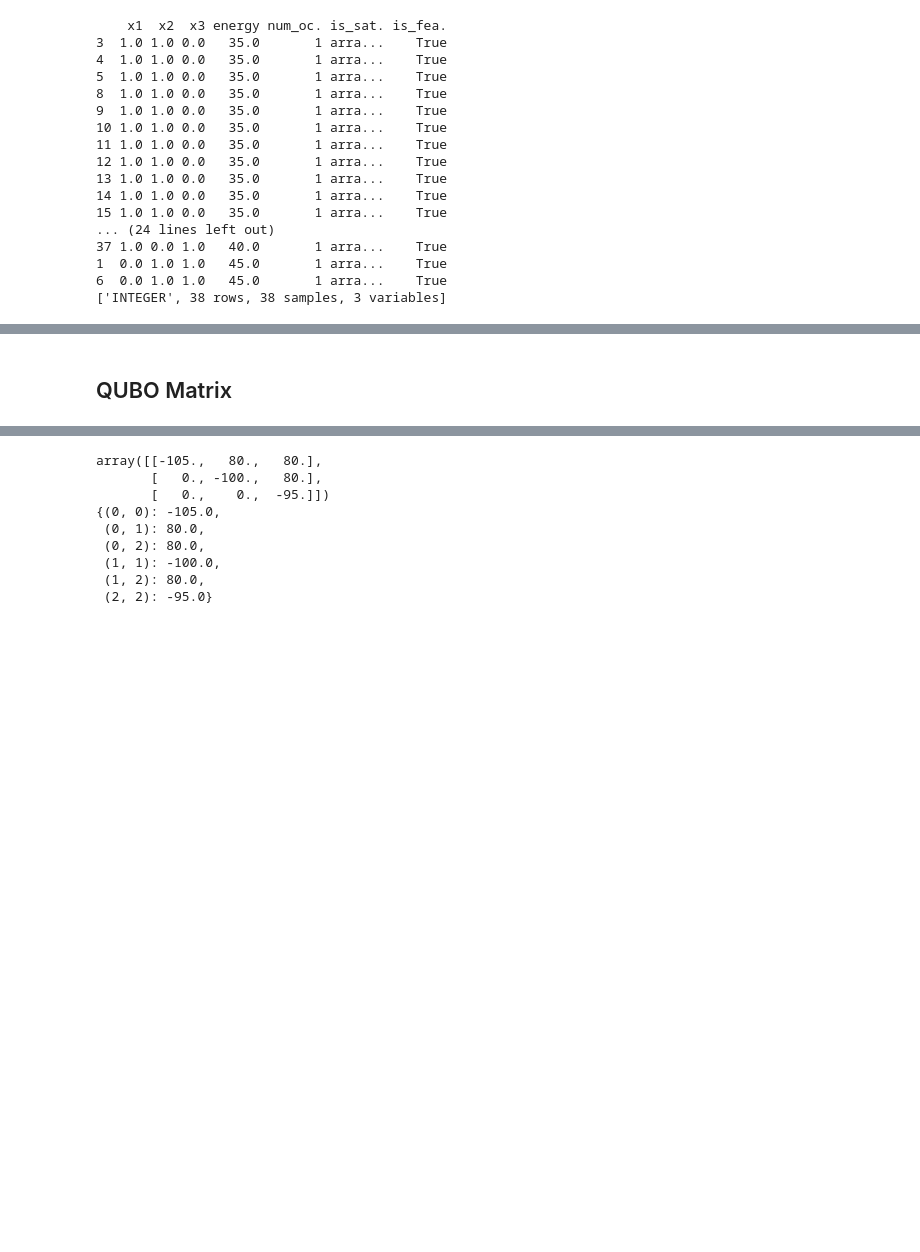
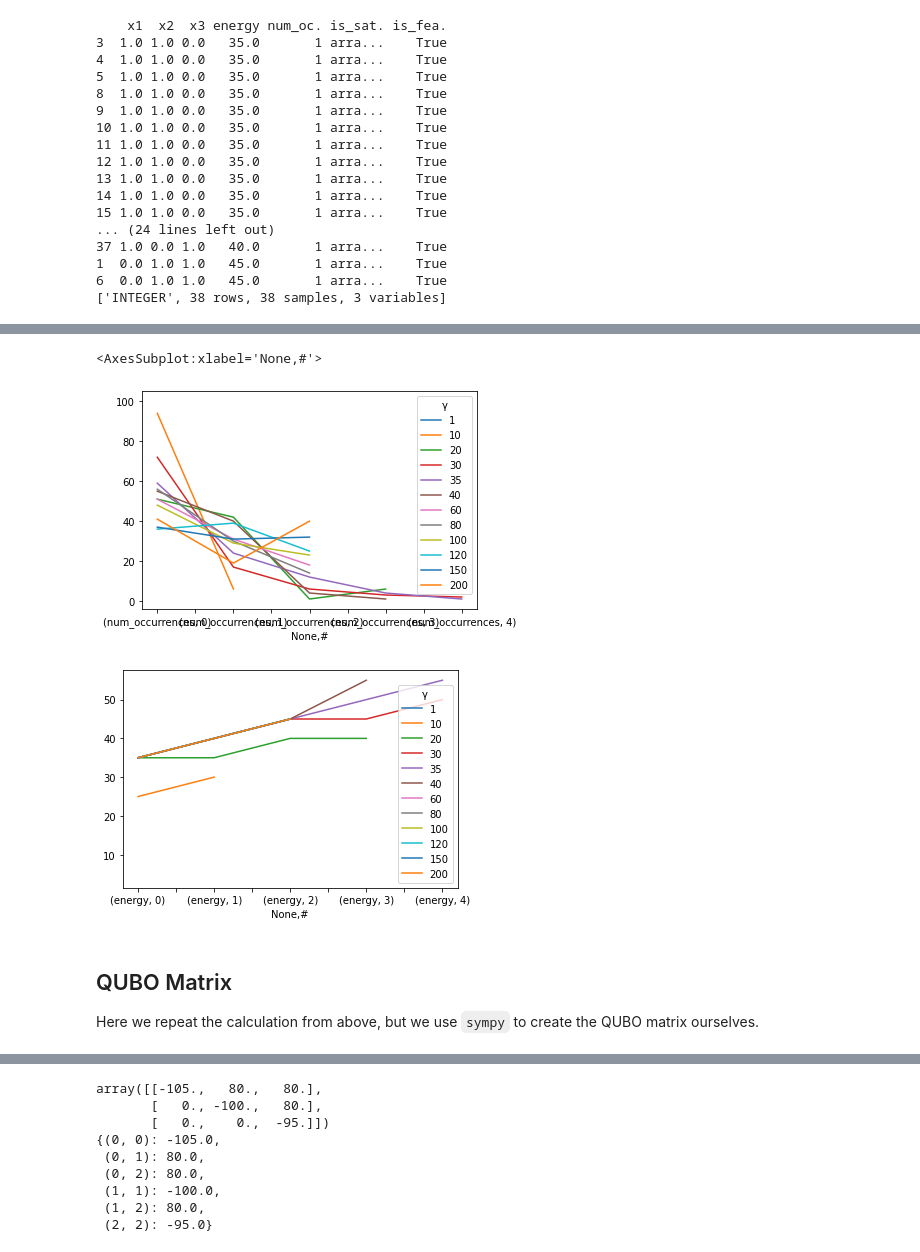
Before and after one commit to klezm/QuantumAnnealingPlayground, a Jupyter notebook: choosing_boxes.ipynb, the cells around one changed output, grey strips where cells are left out. Saved outputs shown, nothing was run; the diff lists cells and outputs as text; code cells hidden in the pictures; blank space fills up the shorter version.

```diff
--- a/choosing_boxes.ipynb
+++ b/choosing_boxes.ipynb
@@ -278,5 +287,21 @@ df.loc[["energy", ]].plot()
-# %% [markdown]
-## QUBO Matrix
+# %%
+# some not very helpful plots :D
+
+df2 = df.T.stack()
+
+# df2.drop(columns = [0, 1, 2, "#"]).groupby(by = "γ").plot()
+# df2.loc[["energy", "num_occurrences"]].plot()
+df2.loc[["num_occurrences"]].plot()
+df2.loc[["energy", ]].plot()
+# df2.loc[["chain_break_fraction", ]].plot()
+# %% [output]
+<AxesSubplot:xlabel='None,#'>
+[figure, added]
+[figure, added]
+# %% [markdown]
+## QUBO Matrix
+
+Here we repeat the calculation from above, but we use `sympy` to create the QUBO matrix ourselves.
 # %%
 import itertools
 from copy import deepcopy
```
Also changed, not shown: parts of 20 cells of this notebook.
